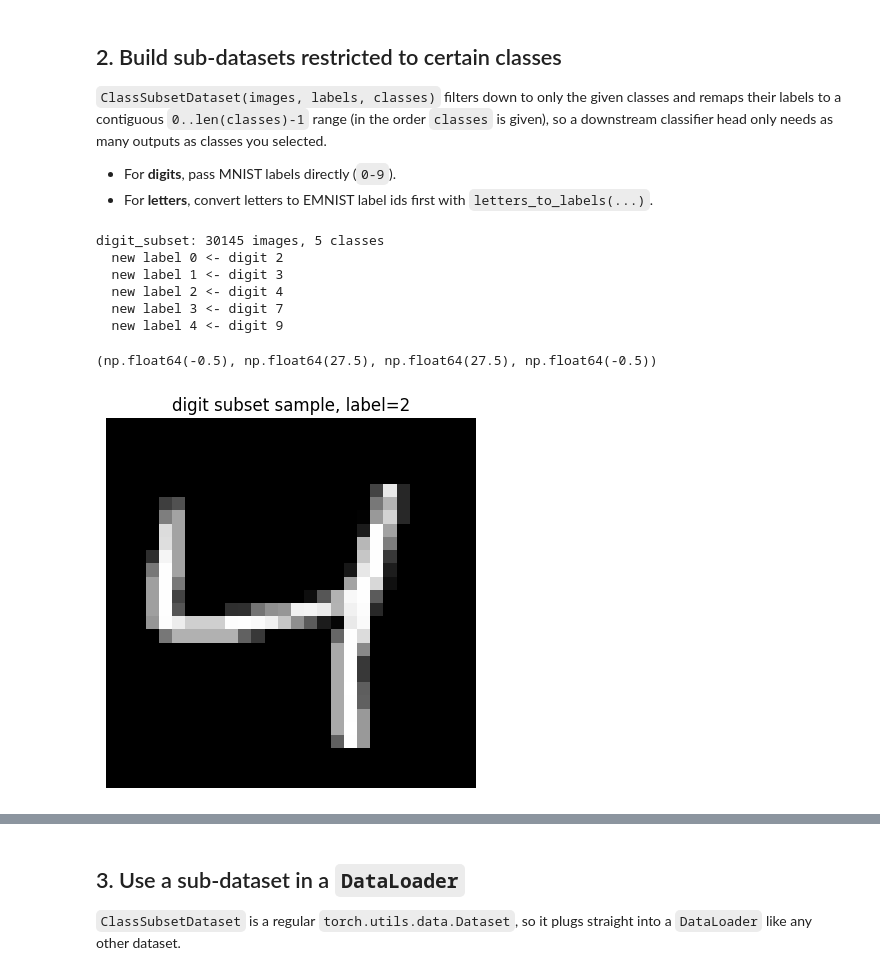
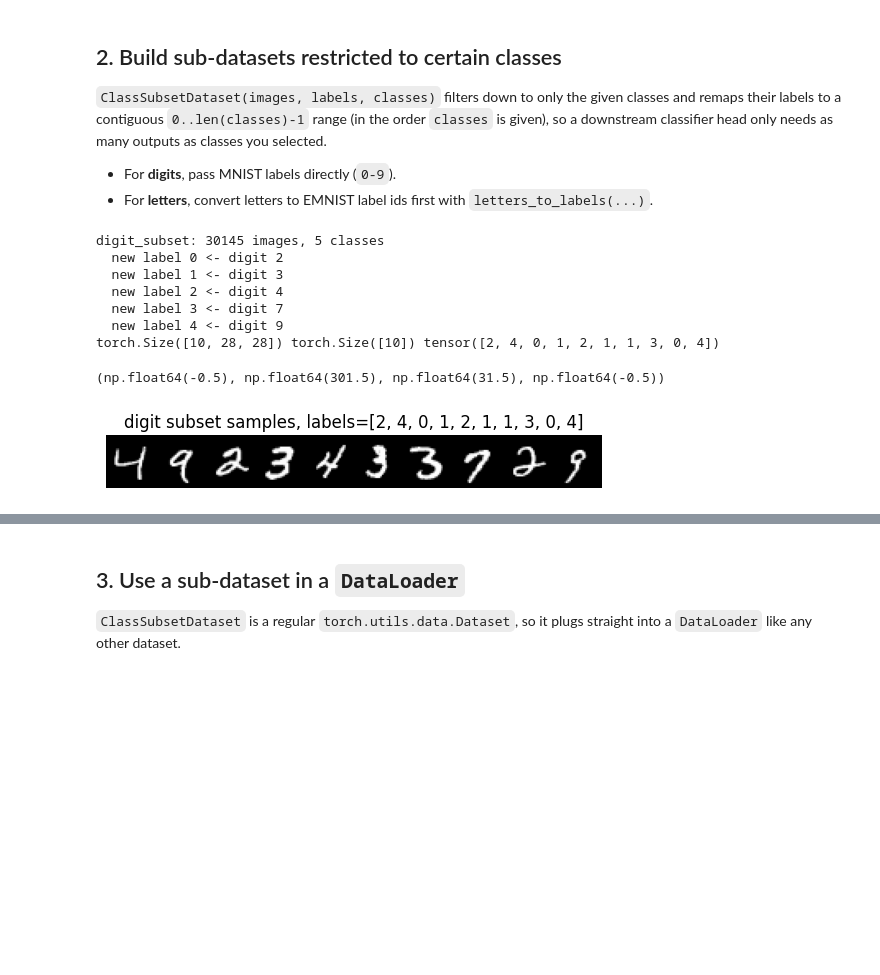
Before and after one commit to matushalak/harpl, a Jupyter notebook: harpl/ours/notebooks/mnist_emnist_explore.ipynb, the cells around one changed output, grey strips where cells are left out. Saved outputs shown, nothing was run; the diff lists cells and outputs as text; code cells hidden in the pictures; blank space fills up the shorter version.

```diff
--- a/harpl/ours/notebooks/mnist_emnist_explore.ipynb
+++ b/harpl/ours/notebooks/mnist_emnist_explore.ipynb
@@ -80,24 +88,27 @@ many outputs as classes you selected.
 # %%
 # Only digits 3, 7, 9 -> remapped to labels 0, 1, 2 respectively
 digit_subset = ClassSubsetDataset(mnist_images, mnist_labels, classes=[2, 3, 4, 7, 9])
 
 print(f"digit_subset: {len(digit_subset)} images, {len(digit_subset.classes)} classes")
 for new_label, orig_class in enumerate(digit_subset.classes):
     print(f"  new label {new_label} <- digit {orig_class}")
 
-image, label = digit_subset[0]
-plt.imshow(image, cmap="gray")
-plt.title(f"digit subset sample, label={label.item()}")
+image, label = digit_subset[:10]
+print(image.shape, label.shape, label)
+image = make_grid([image[i, ...].unsqueeze(0) for i in range(image.shape[0])], nrow=10)
+plt.imshow(image.permute(1, 2, 0), cmap="gray")
+plt.title(f"digit subset samples, labels={label.tolist()}")
 plt.axis("off")
 # %% [output]
 digit_subset: 30145 images, 5 classes
   new label 0 <- digit 2
   new label 1 <- digit 3
   new label 2 <- digit 4
   new label 3 <- digit 7
   new label 4 <- digit 9
+torch.Size([10, 28, 28]) torch.Size([10]) tensor([2, 4, 0, 1, 2, 1, 1, 3, 0, 4])
-(np.float64(-0.5), np.float64(27.5), np.float64(27.5), np.float64(-0.5))
+(np.float64(-0.5), np.float64(301.5), np.float64(31.5), np.float64(-0.5))
-[figure, old version]
+[figure, new version]
 # %%
 # Only letters a, m, z -> remapped to labels 0, 1, 2 respectively
 selected_letters = ["T", "Y", "W", "K", "R"]
```
Also changed, not shown: parts of 9 cells of this notebook, 1 other file.
